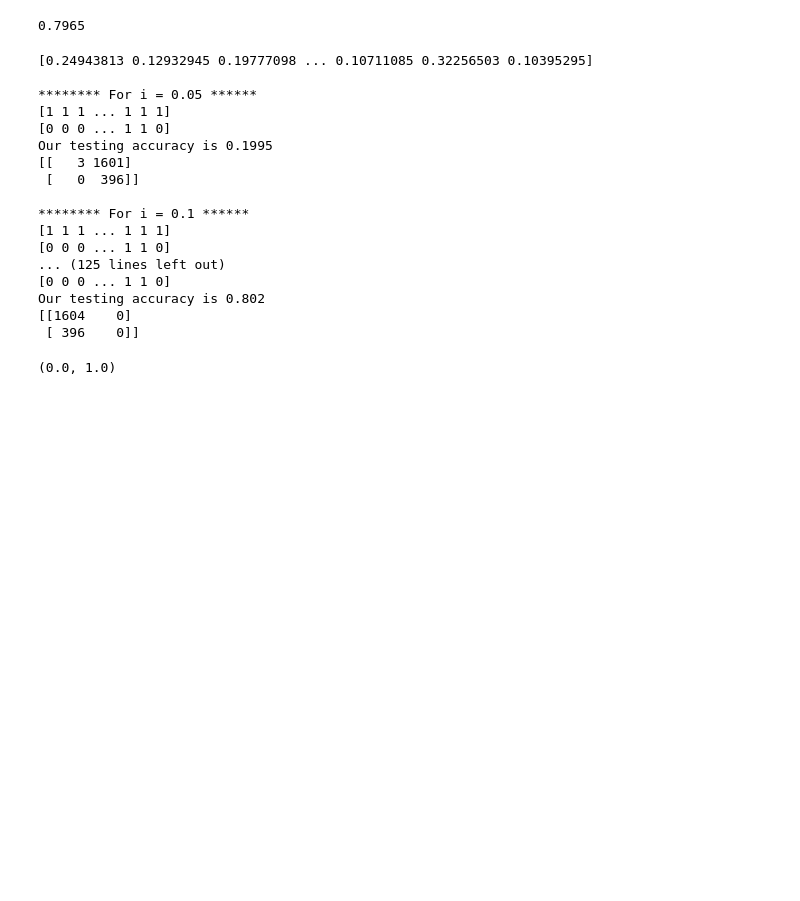
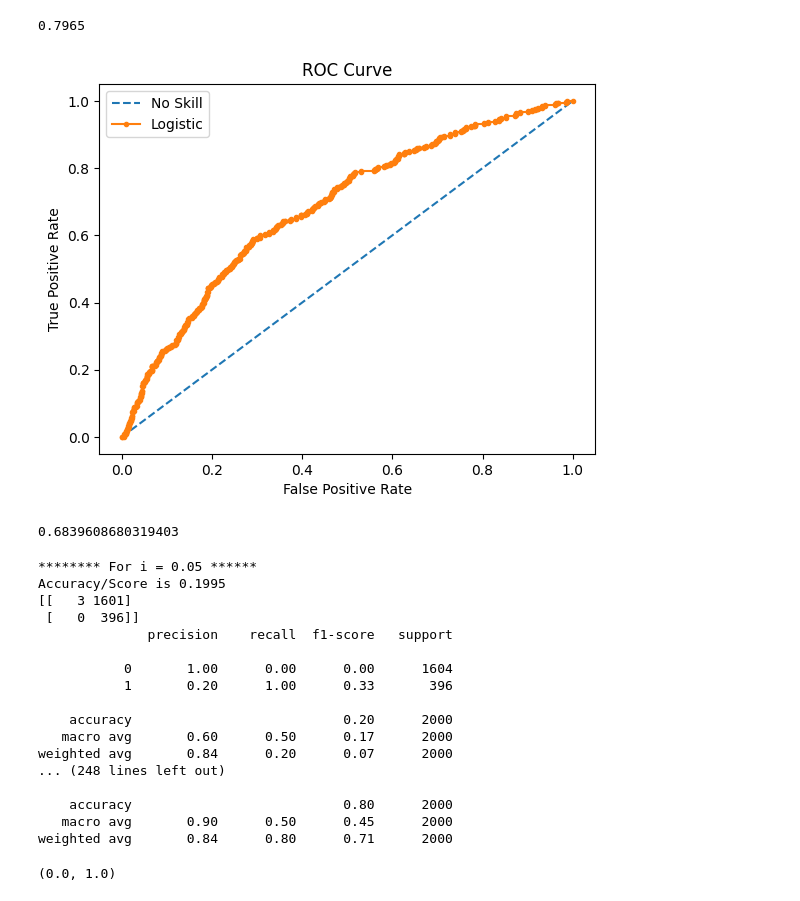
Before and after one commit to mmwitters/CDA_Project, a Jupyter notebook: Final Project.ipynb, the cells around one changed output. Saved outputs shown, nothing was run; the diff lists cells and outputs as text; code cells hidden in the pictures; blank space fills up the shorter version.

Commit message:
Update to logistic regression section

```diff
--- a/Final Project.ipynb
+++ b/Final Project.ipynb
@@ -522,34 +524,56 @@ log.score(X_test_mod, y_test) #accuracy for test data
 0.7965
 # %%
 #Citation: https://stackoverflow.com/questions/28716241/controlling-the-threshold-in-logistic-regression-in-scikit-learn
+# %%
+probs_y=log.predict_proba(X_test_mod)
+pos_probs = probs_y[:, 1]
+# plot no skill roc curve
+plt.plot([0, 1], [0, 1], linestyle='--', label='No Skill')
+# calculate roc curve for model
+fpr, tpr, _ = roc_curve(y_test, pos_probs)
+# plot model roc curve
+plt.plot(fpr, tpr, marker='.', label='Logistic')
+# axis labels
+plt.xlabel('False Positive Rate')
+plt.ylabel('True Positive Rate')
+# show the legend
+plt.legend()
+plt.title("ROC Curve")
+# show the plot
+plt.show()
+# %% [output]
+[figure, new version]
+# %%
+roc_auc_score(y_test, pos_probs)
+# %% [output]
+0.6839608680319403
 # %%
 pred_proba = log.predict_proba(X_test_mod)[:,1]
-print(pred_proba)
-threshold_list = [0.05,0.1,0.15,0.2,0.25,0.3,0.35,0.4,0.45,0.5,0.55,0.6,0.65,.7,.75,.8,.85,.9,.95,.99]
+#print(pred_proba)
+threshold_list = [0.05,0.1,0.15,0.2,0.25,0.3,0.35,0.4,0.45,0.5,0.55,0.6,0.65,.7,.75,.8,.85,.9,.95]
 for i in threshold_list:
     print ('\n******** For i = {} ******'.format(i))
     y_test_pred = np.where(pred_proba > i, 1, 0)
-    print(y_test_pred)
-    print(y_test)
     test_accuracy = accuracy_score(y_test, y_test_pred)
-    print('Our testing accuracy is {}'.format(test_accuracy))
+    print('Accuracy/Score is {}'.format(test_accuracy))
     print(confusion_matrix(y_test, y_test_pred))
+    print(classification_report(y_test, y_test_pred, zero_division=1))
 # %% [output]
-[0.24943813 0.12932945 0.19777098 ... 0.10711085 0.32256503 0.10395295]
-
 ******** For i = 0.05 ******
-[1 1 1 ... 1 1 1]
-[0 0 0 ... 1 1 0]
-Our testing accuracy is 0.1995
+Accuracy/Score is 0.1995
 [[   3 1601]
  [   0  396]]
+              precision    recall  f1-score   support
 
-******** For i = 0.1 ******
-[1 1 1 ... 1 1 1]
-[0 0 0 ... 1 1 0]
-... (125 lines left out)
-[0 0 0 ... 1 1 0]
-Our testing accuracy is 0.802
-[[1604    0]
- [ 396    0]]
+           0       1.00      0.00      0.00      1604
+           1       0.20      1.00      0.33       396
+
+    accuracy                           0.20      2000
+   macro avg       0.60      0.50      0.17      2000
+weighted avg       0.84      0.20      0.07      2000
+... (248 lines left out)
+
+    accuracy                           0.80      2000
+   macro avg       0.90      0.50      0.45      2000
+weighted avg       0.84      0.80      0.71      2000
 # %%
```
Also changed, not shown: parts of 3 cells of this notebook.
